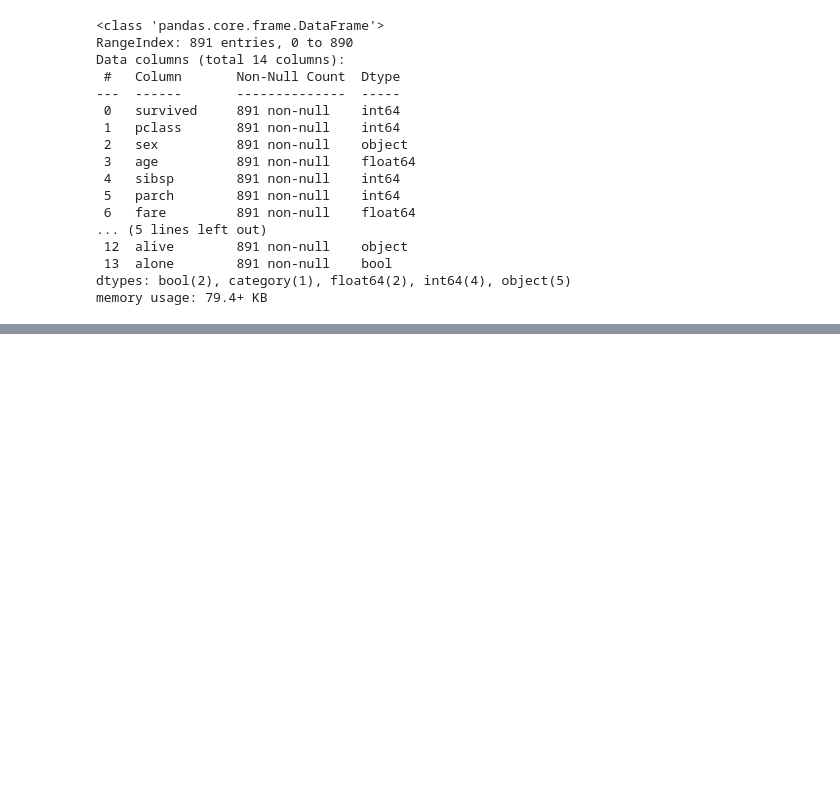
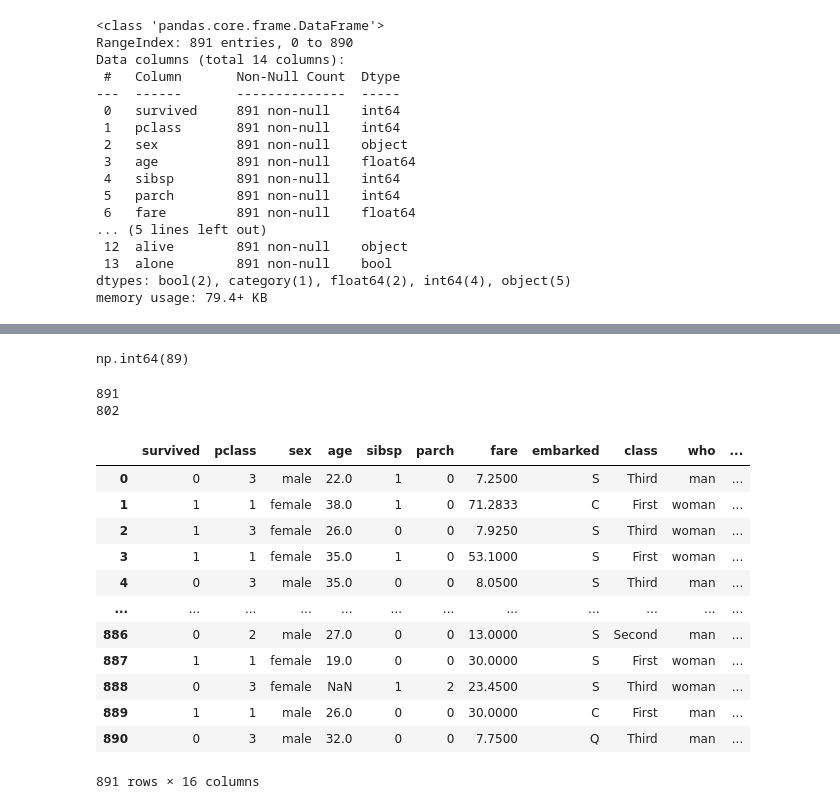
Before and after one commit to hayden-71/TIL, a Jupyter notebook: 데이터분석/titanic.ipynb, the cells around one changed output, grey strips where cells are left out. Cells and saved outputs as stored; diff of their text form; code cells hidden in the pictures; blank space fills up the shorter version.

Commit message:
outlier

```diff
--- a/데이터분석/titanic.ipynb
+++ b/데이터분석/titanic.ipynb
@@ -264,0 +267,21 @@ memory usage: 79.4+ KB
+# %%
+# 타이타닉 데이터셋 불러오기
+# (seaborn 기본 내장된 예제 데이터셋)
+import seaborn as sns
+import pandas as pd
+import numpy as np
+import matplotlib.pyplot as plt
+import warnings
+
+warnings.filterwarnings('ignore', category=UserWarning)
+
+plt.rcParams['font.family'] = 'Malgun Gothic'
+plt.rcParams['axes.unicode_minus'] = False
+
+# titanic 데이터 DataFrame
+titanic = sns.load_dataset('titanic')
+
+# 수치 데이터에만 집중
+numeric_cols = ['age', 'fare']
+print("타이타닉 데이터셋 기본 정보:")
+print(titanic[numeric_cols].describe())
@@ -264,0 +440,8 @@ memory usage: 79.4+ KB
+# %%
+# 3. 객실 등급을 고려한 이상치 분석
+# 객실 등급별로 요금 이상치 탐지
+
+outlier_mask = titanic.groupby('pclass')['fare'].transform(detect_outlier_iqr)
+outlier_mask.sum()
+# %% [output]
+np.int64(89)
@@ -264,0 +475,41 @@ memory usage: 79.4+ KB
+# %%
+# 4. 이상치 처리 방법 적용 및 비교
+# 방법 1: 제거
+titanic_copy = titanic[~outlier_mask]
+print(len(titanic))
+print(len(titanic_copy))
+
+titanic.drop(titanic[outlier_mask].index)
+# %% [output]
+891
+802
+# %%
+# 방법 2: 윈저화 (95% 백분위수로 제한)
+
+titanic_winsorized = titanic.copy()
+upper_limit = titanic['fare'].quantile(0.95)
+titanic_winsorized['fare'] = titanic_winsorized['fare'].clip(upper=upper_limit)
+
+
+# 함수 사용하는 방식
+def winsorize_outliers(data, col, upper=95):
+    upper_bound = data[col].quantile(upper / 100)
+    data_winsorized = data.copy()
+    data_winsorized[col] = data_winsorized[col].clip(upper=upper_bound)
+    return data_winsorized
+
+winsorize_outliers(titanic, 'fare')
+# %% [output]
+|  | survived | pclass | sex | age | sibsp | parch | fare | embarked | class | who | ... |
+| 0 | 0 | 3 | male | 22.0 | 1 | 0 | 7.2500 | S | Third | man | ... |
+| 1 | 1 | 1 | female | 38.0 | 1 | 0 | 71.2833 | C | First | woman | ... |
+| 2 | 1 | 3 | female | 26.0 | 0 | 0 | 7.9250 | S | Third | woman | ... |
+| 3 | 1 | 1 | female | 35.0 | 1 | 0 | 53.1000 | S | First | woman | ... |
+| 4 | 0 | 3 | male | 35.0 | 0 | 0 | 8.0500 | S | Third | man | ... |
+| ... | ... | ... | ... | ... | ... | ... | ... | ... | ... | ... | ... |
+| 886 | 0 | 2 | male | 27.0 | 0 | 0 | 13.0000 | S | Second | man | ... |
+| 887 | 1 | 1 | female | 19.0 | 0 | 0 | 30.0000 | S | First | woman | ... |
+| 888 | 0 | 3 | female | NaN | 1 | 2 | 23.4500 | S | Third | woman | ... |
+| 889 | 1 | 1 | male | 26.0 | 0 | 0 | 30.0000 | C | First | man | ... |
+| 890 | 0 | 3 | male | 32.0 | 0 | 0 | 7.7500 | Q | Third | man | ... |
+891 rows × 16 columns
```
Also changed, not shown: parts of 12 cells of this notebook, 2 other files.
